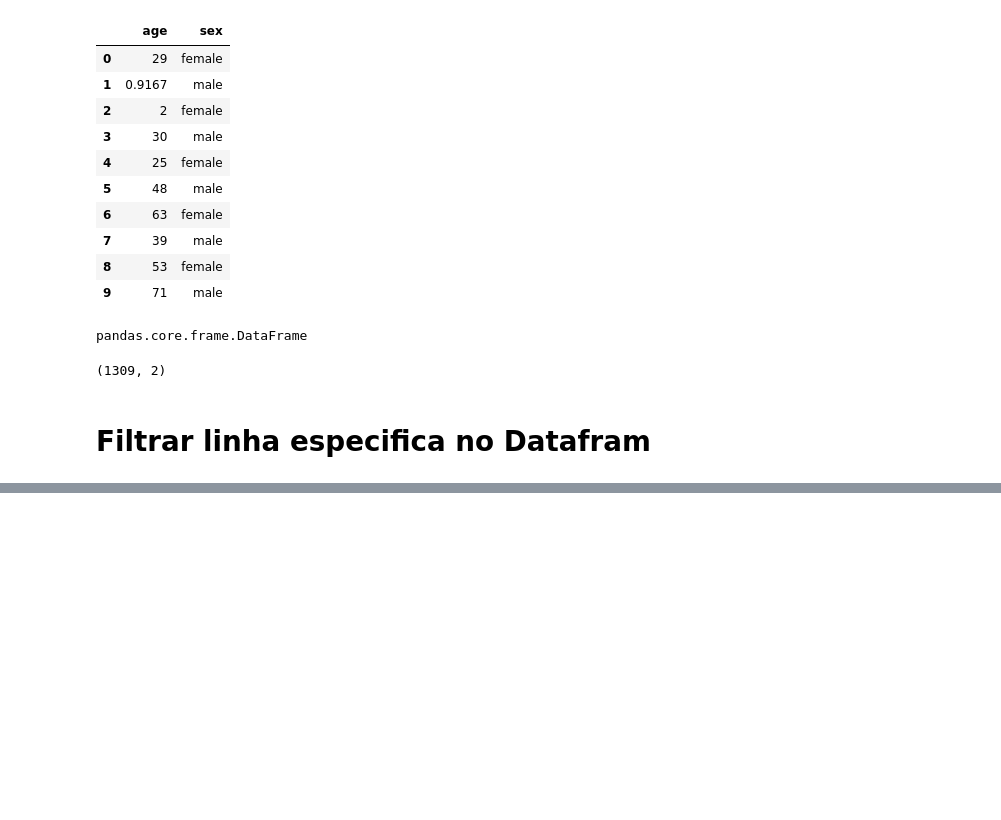
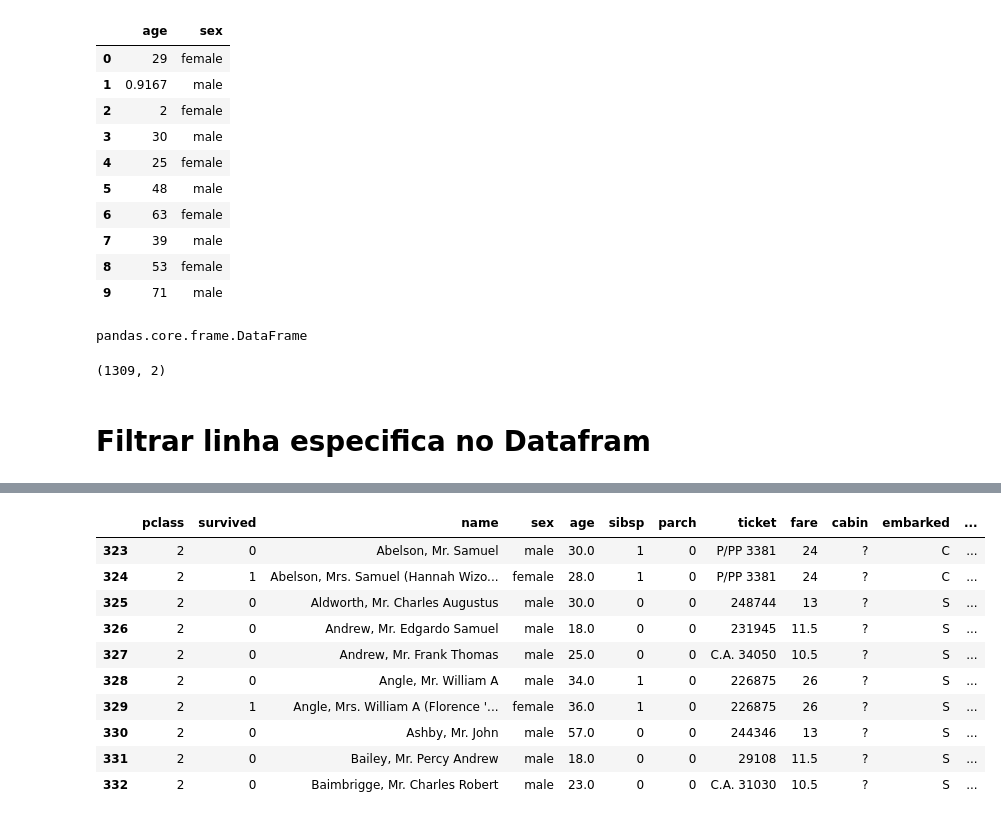
Before and after one commit to ribeirolucas962/estudo-git, a Jupyter notebook: Biblioteca_Pandas.ipynb, the cells around one changed output, grey strips where cells are left out. Saved outputs shown, nothing was run; the diff lists cells and outputs as text; code cells hidden in the pictures; blank space fills up the shorter version.

```diff
--- a/Biblioteca_Pandas.ipynb
+++ b/Biblioteca_Pandas.ipynb
@@ -244,0 +292,15 @@ titanic[["age", "sex"]].shape
+# %%
+class3 = titanic[(titanic["pclass"]== 2) | (titanic["pclass"]==3)]
+class3.head(10)
+# %% [output]
+|  | pclass | survived | name | sex | age | sibsp | parch | ticket | fare | cabin | embarked | ... |
+| 323 | 2 | 0 | Abelson, Mr. Samuel | male | 30.0 | 1 | 0 | P/PP 3381 | 24 | ? | C | ... |
+| 324 | 2 | 1 | Abelson, Mrs. Samuel (Hannah Wizo... | female | 28.0 | 1 | 0 | P/PP 3381 | 24 | ? | C | ... |
+| 325 | 2 | 0 | Aldworth, Mr. Charles Augustus | male | 30.0 | 0 | 0 | 248744 | 13 | ? | S | ... |
+| 326 | 2 | 0 | Andrew, Mr. Edgardo Samuel | male | 18.0 | 0 | 0 | 231945 | 11.5 | ? | S | ... |
+| 327 | 2 | 0 | Andrew, Mr. Frank Thomas | male | 25.0 | 0 | 0 | C.A. 34050 | 10.5 | ? | S | ... |
+| 328 | 2 | 0 | Angle, Mr. William A | male | 34.0 | 1 | 0 | 226875 | 26 | ? | S | ... |
+| 329 | 2 | 1 | Angle, Mrs. William A (Florence '... | female | 36.0 | 1 | 0 | 226875 | 26 | ? | S | ... |
+| 330 | 2 | 0 | Ashby, Mr. John | male | 57.0 | 0 | 0 | 244346 | 13 | ? | S | ... |
+| 331 | 2 | 0 | Bailey, Mr. Percy Andrew | male | 18.0 | 0 | 0 | 29108 | 11.5 | ? | S | ... |
+| 332 | 2 | 0 | Baimbrigge, Mr. Charles Robert | male | 23.0 | 0 | 0 | C.A. 31030 | 10.5 | ? | S | ... |
```
Also changed, not shown: parts of 10 cells of this notebook, 2 other files.
